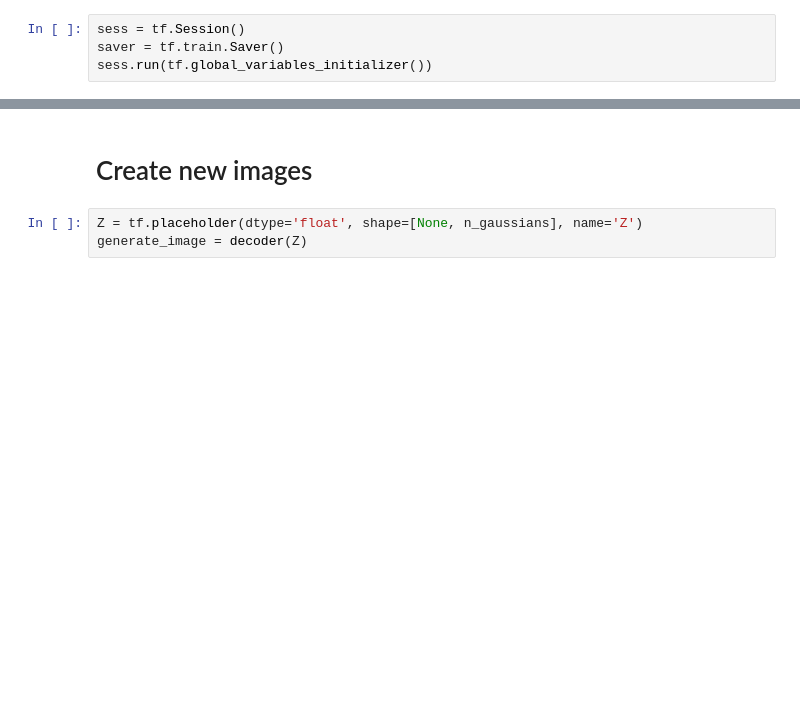
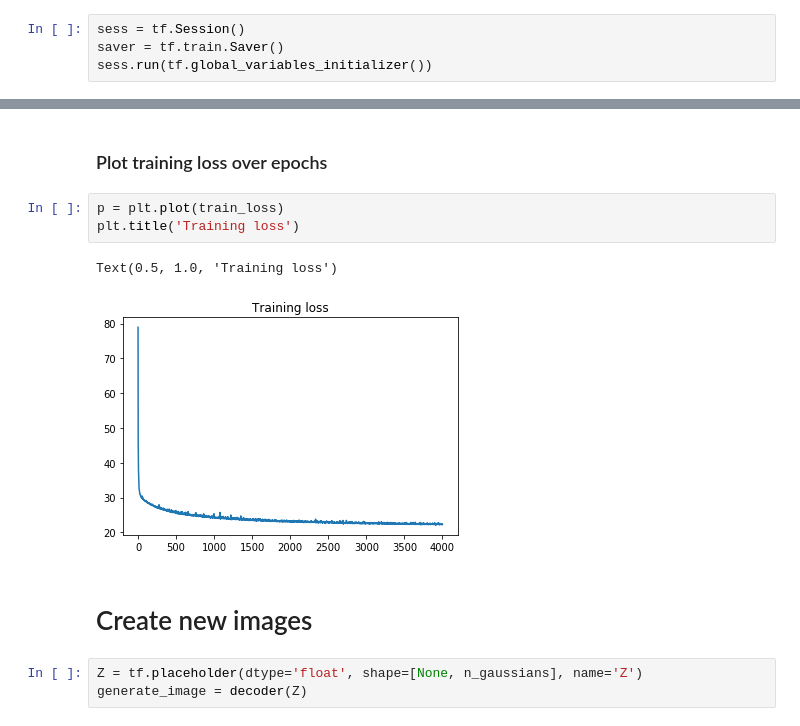
Before and after one commit to bhushanmalgaonkar/variational-autoencoder, a Jupyter notebook: variational-autoencoder-poor-sevens.ipynb, the cells around one changed output, grey strips where cells are left out. Saved outputs shown, nothing was run; the diff lists cells and outputs as text; blank space fills up the shorter version.

```diff
--- a/variational-autoencoder-poor-sevens.ipynb
+++ b/variational-autoencoder-poor-sevens.ipynb
@@ -192,3 +198,11 @@ Epoch: 450, Loss: 28.005186848438747
+# %% [markdown]
+### Plot training loss over epochs
+# %%
+p = plt.plot(train_loss)
+plt.title('Training loss')
+# %% [output]
+Text(0.5, 1.0, 'Training loss')
+[figure, added]
 # %% [markdown]
 # Create new images
 # %%
```
Also changed, not shown: parts of 8 cells of this notebook.
